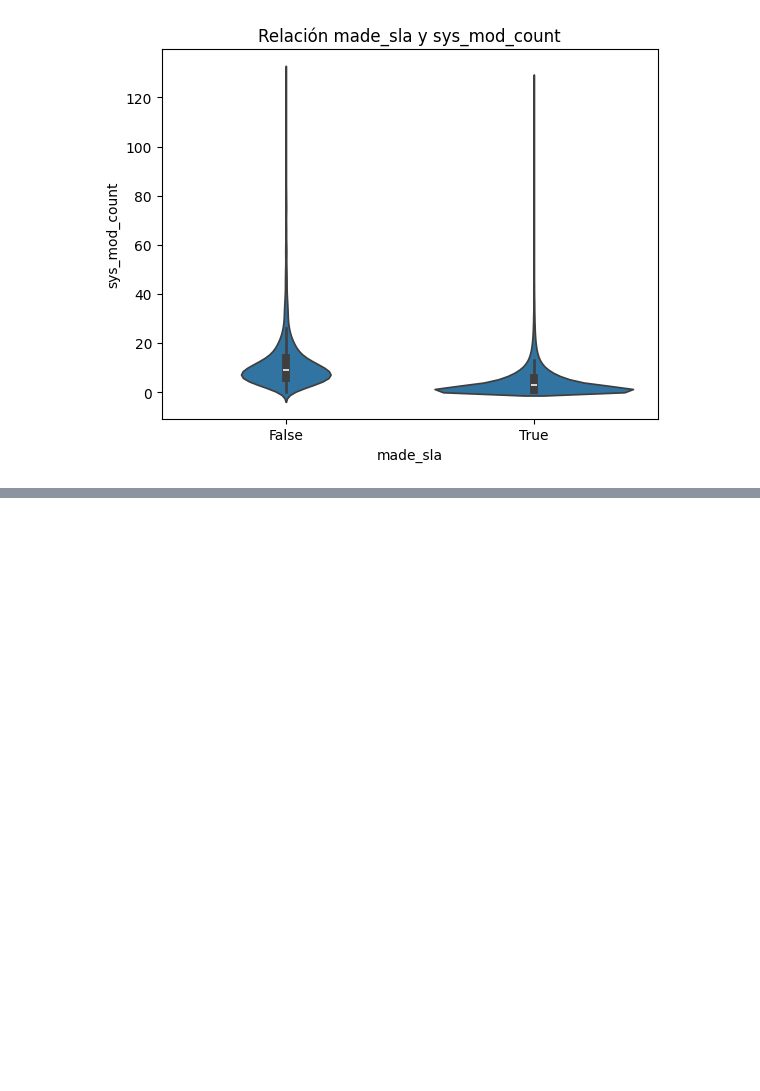
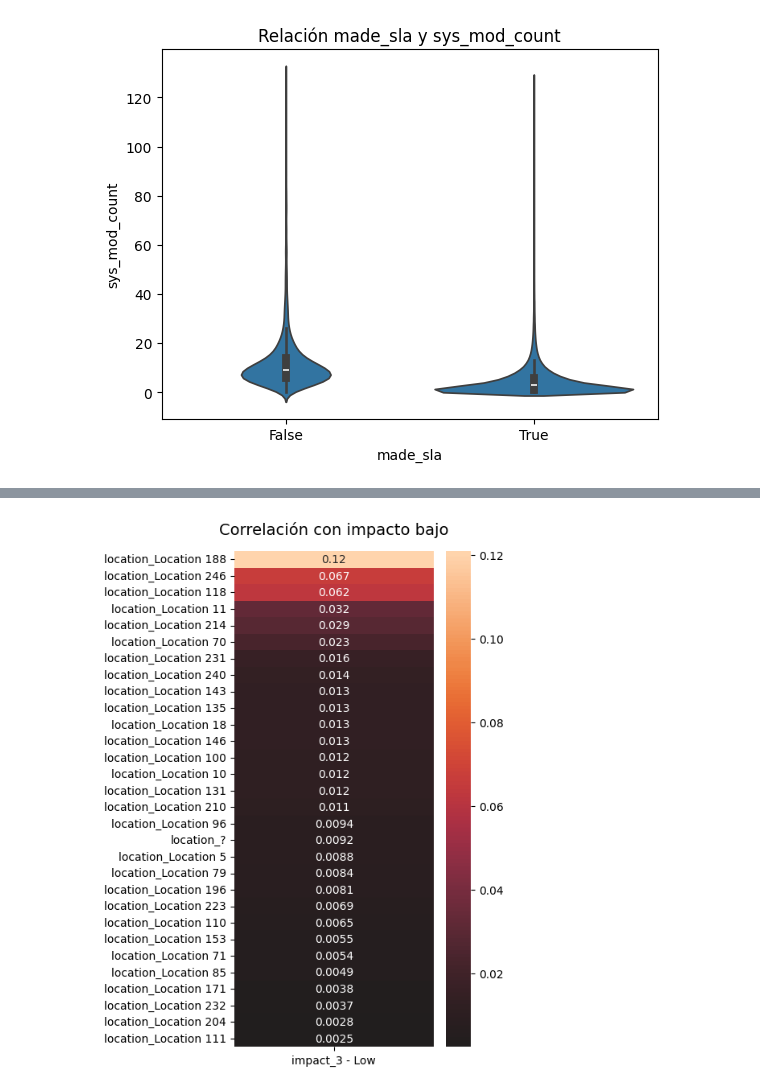
Before and after one commit to sofiapaezpascua-ops/Proyecto-1, a Jupyter notebook: Tarea2-Exploracion_Datos /exploracón de datos.ipynb, the cells around one changed output, grey strips where cells are left out. Saved outputs shown, nothing was run; the diff lists cells and outputs as text; code cells hidden in the pictures; blank space fills up the shorter version.

```diff
--- a/Tarea2-Exploracion_Datos /exploracón de datos.ipynb
+++ b/Tarea2-Exploracion_Datos /exploracón de datos.ipynb
@@ -96,0 +249,17 @@ Text(0.5, 1.0, 'Relación made_sla y sys_mod_count')
+# %%
+#Mapa de calor
+
+top30_low= matriz_low.nlargest(30).to_frame()
+
+plt.figure(figsize=(4,8))
+sns.heatmap(
+    top30_low,
+    annot=True,
+    center=0,
+    cbar=True
+)
+plt.title("Correlación con impacto bajo", fontsize=14, pad=15)
+plt.yticks(rotation=0)
+plt.show()
+# %% [output]
+[figure, added]
```
Also changed, not shown: parts of 9 cells of this notebook.
